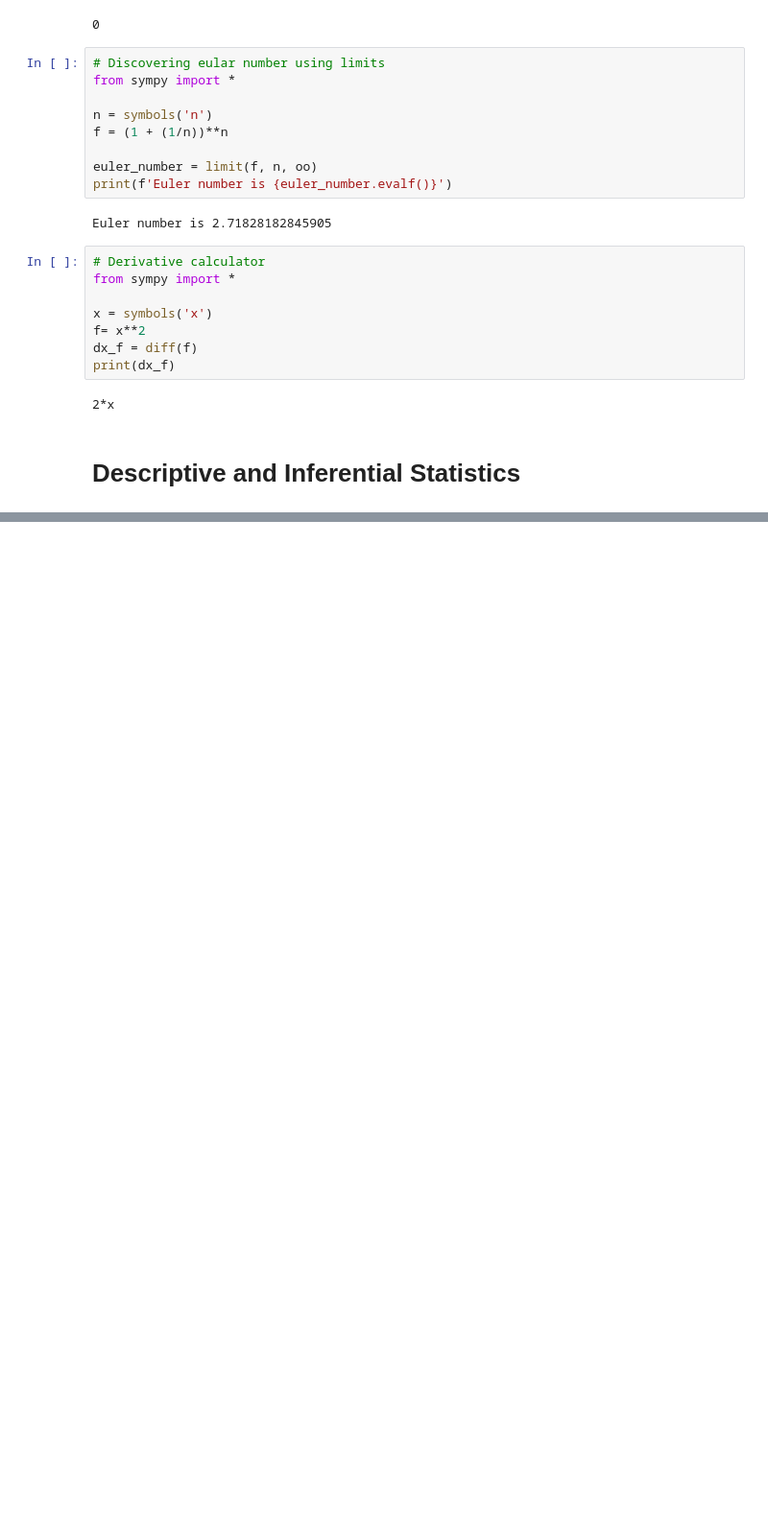
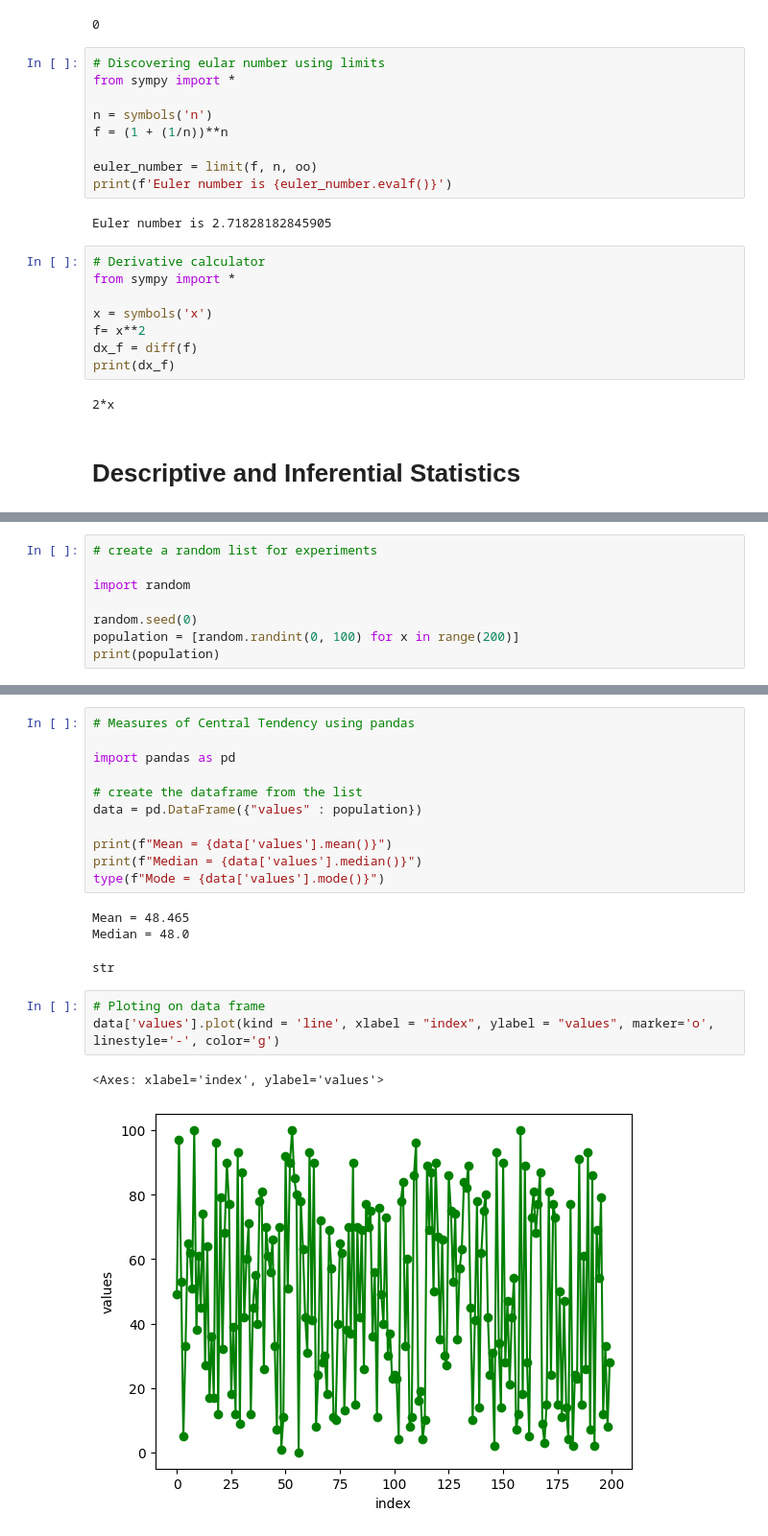
Before and after one commit to younis-ali/data-science-maths, a Jupyter notebook: Essential_Math_for_DS_Thomas_Nield.ipynb, the cells around one changed output, grey strips where cells are left out. Shown: that part at 96% size. Cells and saved outputs as stored; diff of their text form; blank space fills up the shorter version.

```diff
--- a/Essential_Math_for_DS_Thomas_Nield.ipynb
+++ b/Essential_Math_for_DS_Thomas_Nield.ipynb
@@ -101,0 +104,8 @@ print(dx_f)
+# %%
+# create a random list for experiments
+
+import random
+
+random.seed(0)
+population = [random.randint(0, 100) for x in range(200)]
+print(population)
@@ -101,0 +134,21 @@ print(dx_f)
+# %%
+# Measures of Central Tendency using pandas
+
+import pandas as pd
+
+# create the dataframe from the list
+data = pd.DataFrame({"values" : population})
+
+print(f"Mean = {data['values'].mean()}")
+print(f"Median = {data['values'].median()}")
+type(f"Mode = {data['values'].mode()}")
+# %% [output]
+Mean = 48.465
+Median = 48.0
+str
+# %%
+# Ploting on data frame
+data['values'].plot(kind = 'line', xlabel = "index", ylabel = "values", marker='o', linestyle='-', color='g')
+# %% [output]
+<Axes: xlabel='index', ylabel='values'>
+[figure, added]
```
Also changed, not shown: parts of 6 cells of this notebook.
